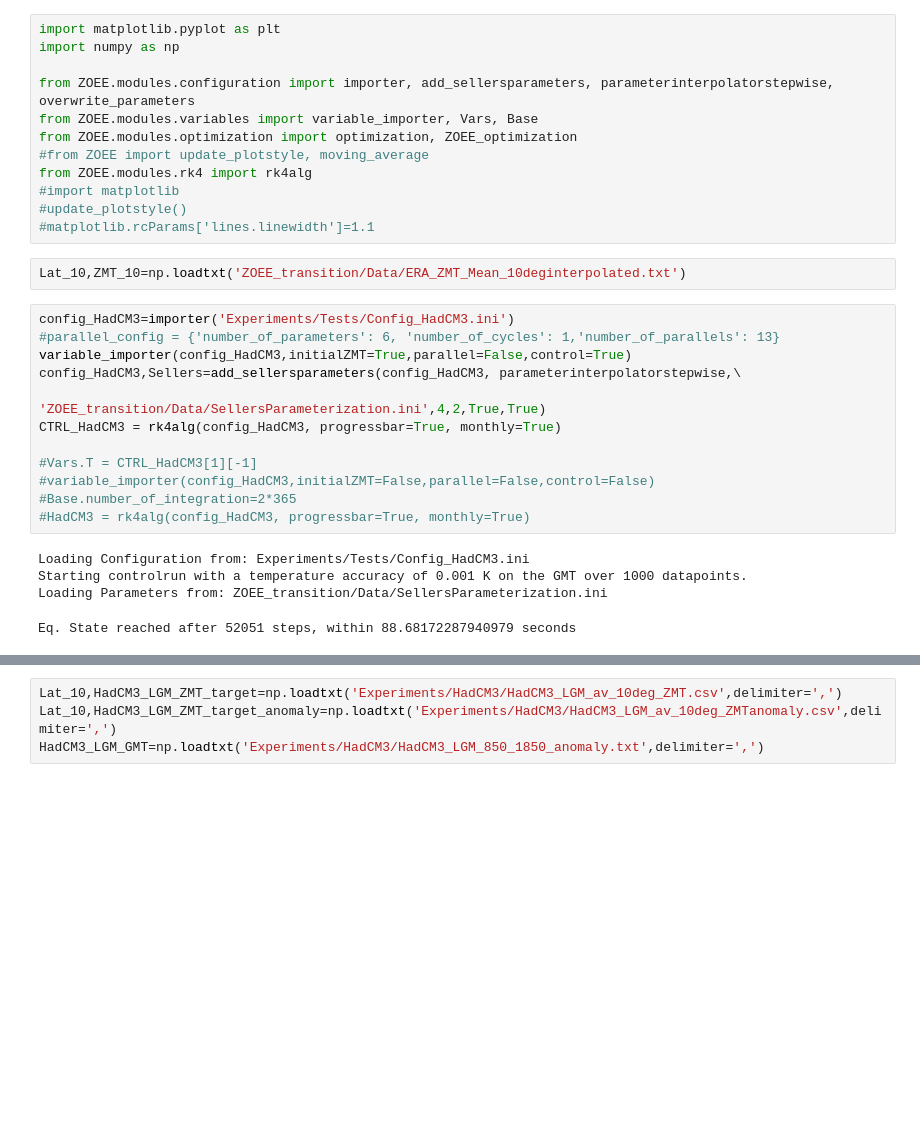
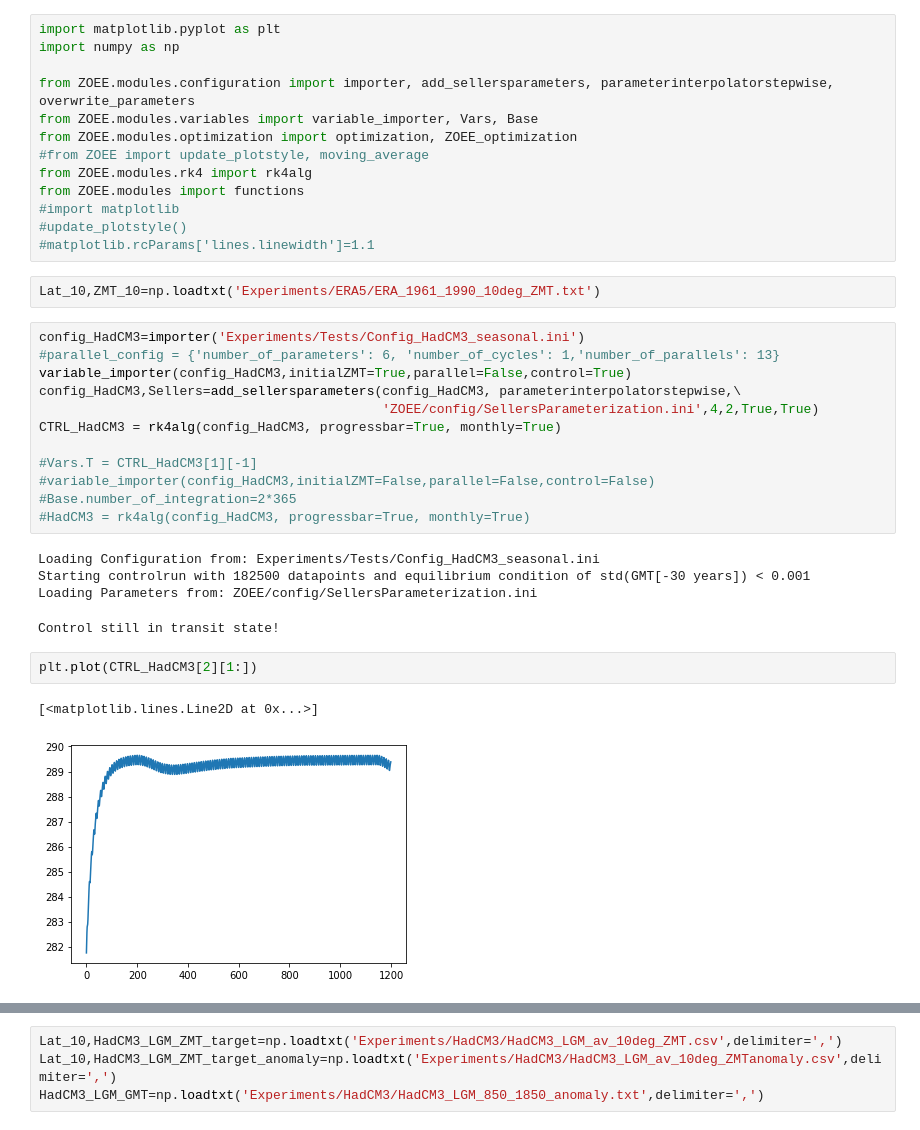
Before and after one commit to BenniSchmiedel/ZOEE, a Jupyter notebook: Model_tests.ipynb, the cells around one changed output, grey strips where cells are left out. Drawn from its saved outputs; the diff is of its cells as text; blank space fills up the shorter version.

```diff
--- a/Model_tests.ipynb
+++ b/Model_tests.ipynb
@@ -7,17 +7,18 @@ from ZOEE.modules.variables import variable_importer, Vars, Base
 from ZOEE.modules.optimization import optimization, ZOEE_optimization
 #from ZOEE import update_plotstyle, moving_average
 from ZOEE.modules.rk4 import rk4alg
+from ZOEE.modules import functions
 #import matplotlib
 #update_plotstyle()
 #matplotlib.rcParams['lines.linewidth']=1.1
 # %%
-Lat_10,ZMT_10=np.loadtxt('ZOEE_transition/Data/ERA_ZMT_Mean_10deginterpolated.txt')
+Lat_10,ZMT_10=np.loadtxt('Experiments/ERA5/ERA_1961_1990_10deg_ZMT.txt')
 # %%
-config_HadCM3=importer('Experiments/Tests/Config_HadCM3.ini')
+config_HadCM3=importer('Experiments/Tests/Config_HadCM3_seasonal.ini')
 #parallel_config = {'number_of_parameters': 6, 'number_of_cycles': 1,'number_of_parallels': 13}
 variable_importer(config_HadCM3,initialZMT=True,parallel=False,control=True)
 config_HadCM3,Sellers=add_sellersparameters(config_HadCM3, parameterinterpolatorstepwise,\
-                                            'ZOEE_transition/Data/SellersParameterization.ini',4,2,True,True)
+                                            'ZOEE/config/SellersParameterization.ini',4,2,True,True)
 CTRL_HadCM3 = rk4alg(config_HadCM3, progressbar=True, monthly=True)
 
 #Vars.T = CTRL_HadCM3[1][-1]
@@ -25,9 +26,14 @@ CTRL_HadCM3 = rk4alg(config_HadCM3, progressbar=True, monthly=True)
 #Base.number_of_integration=2*365
 #HadCM3 = rk4alg(config_HadCM3, progressbar=True, monthly=True)
 # %% [output]
-Loading Configuration from: Experiments/Tests/Config_HadCM3.ini
-Starting controlrun with a temperature accuracy of 0.001 K on the GMT over 1000 datapoints.
-Loading Parameters from: ZOEE_transition/Data/SellersParameterization.ini
+Loading Configuration from: Experiments/Tests/Config_HadCM3_seasonal.ini
+Starting controlrun with 182500 datapoints and equilibrium condition of std(GMT[-30 years]) < 0.001
+Loading Parameters from: ZOEE/config/SellersParameterization.ini
-Eq. State reached after 52051 steps, within 88.68172287940979 seconds
+Control still in transit state!
+# %%
+plt.plot(CTRL_HadCM3[2][1:])
+# %% [output]
+[<matplotlib.lines.Line2D at 0x...>]
+[figure, added]
 # %%
 elevation=-0.0065*np.array(Sellers[1][1])
```
Also changed, not shown: parts of 5 cells of this notebook, 7 other files.
